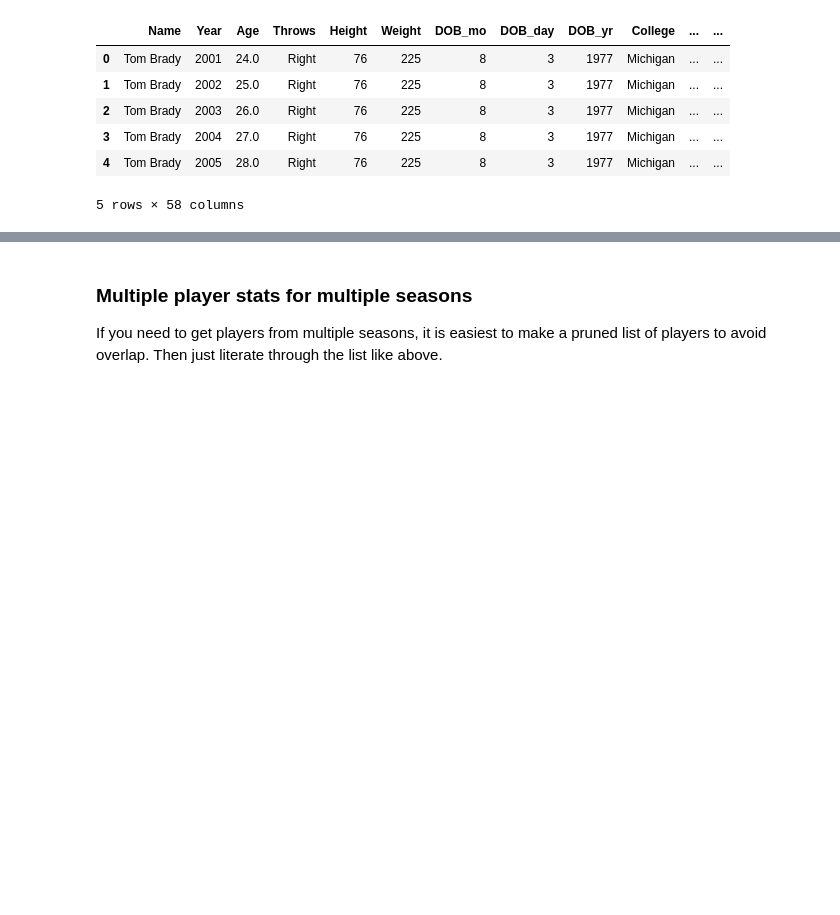
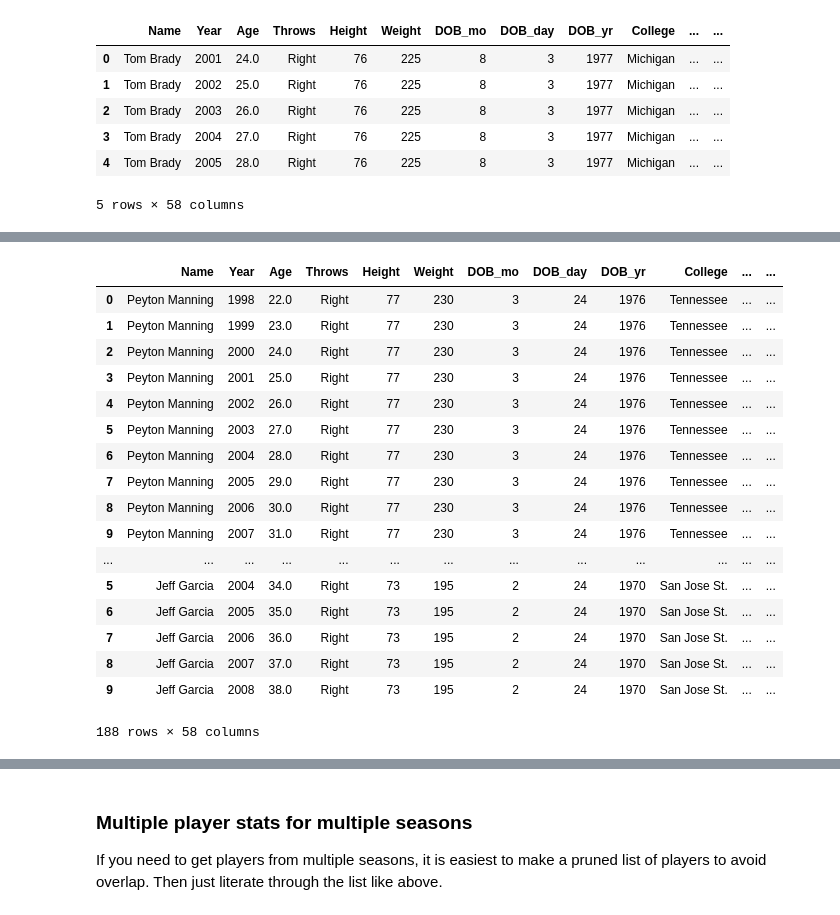
Before and after one commit to gVkWY8NJAa/ProFootballRef, a Jupyter notebook: README.ipynb, the cells around one changed output, grey strips where cells are left out. Drawn from its saved outputs; the diff is of its cells as text; code cells hidden in the pictures; blank space fills up the shorter version.

```diff
--- a/README.ipynb
+++ b/README.ipynb
@@ -135,3 +296,24 @@ for player in links[:5]:
+# %%
+all_qb
+# %% [output]
+|  | Name | Year | Age | Throws | Height | Weight | DOB_mo | DOB_day | DOB_yr | College | ... | ... |
+| 0 | Peyton Manning | 1998 | 22.0 | Right | 77 | 230 | 3 | 24 | 1976 | Tennessee | ... | ... |
+| 1 | Peyton Manning | 1999 | 23.0 | Right | 77 | 230 | 3 | 24 | 1976 | Tennessee | ... | ... |
+| 2 | Peyton Manning | 2000 | 24.0 | Right | 77 | 230 | 3 | 24 | 1976 | Tennessee | ... | ... |
+| 3 | Peyton Manning | 2001 | 25.0 | Right | 77 | 230 | 3 | 24 | 1976 | Tennessee | ... | ... |
+| 4 | Peyton Manning | 2002 | 26.0 | Right | 77 | 230 | 3 | 24 | 1976 | Tennessee | ... | ... |
+| 5 | Peyton Manning | 2003 | 27.0 | Right | 77 | 230 | 3 | 24 | 1976 | Tennessee | ... | ... |
+| 6 | Peyton Manning | 2004 | 28.0 | Right | 77 | 230 | 3 | 24 | 1976 | Tennessee | ... | ... |
+| 7 | Peyton Manning | 2005 | 29.0 | Right | 77 | 230 | 3 | 24 | 1976 | Tennessee | ... | ... |
+| 8 | Peyton Manning | 2006 | 30.0 | Right | 77 | 230 | 3 | 24 | 1976 | Tennessee | ... | ... |
+| 9 | Peyton Manning | 2007 | 31.0 | Right | 77 | 230 | 3 | 24 | 1976 | Tennessee | ... | ... |
+| ... | ... | ... | ... | ... | ... | ... | ... | ... | ... | ... | ... | ... |
+| 5 | Jeff Garcia | 2004 | 34.0 | Right | 73 | 195 | 2 | 24 | 1970 | San Jose St. | ... | ... |
+| 6 | Jeff Garcia | 2005 | 35.0 | Right | 73 | 195 | 2 | 24 | 1970 | San Jose St. | ... | ... |
+| 7 | Jeff Garcia | 2006 | 36.0 | Right | 73 | 195 | 2 | 24 | 1970 | San Jose St. | ... | ... |
+| 8 | Jeff Garcia | 2007 | 37.0 | Right | 73 | 195 | 2 | 24 | 1970 | San Jose St. | ... | ... |
+| 9 | Jeff Garcia | 2008 | 38.0 | Right | 73 | 195 | 2 | 24 | 1970 | San Jose St. | ... | ... |
+188 rows × 58 columns
 # %%
 all_qb.groupby(['Name']).sum()
 # %% [output]
```
Also changed, not shown: parts of 12 cells of this notebook, 3 other files.
